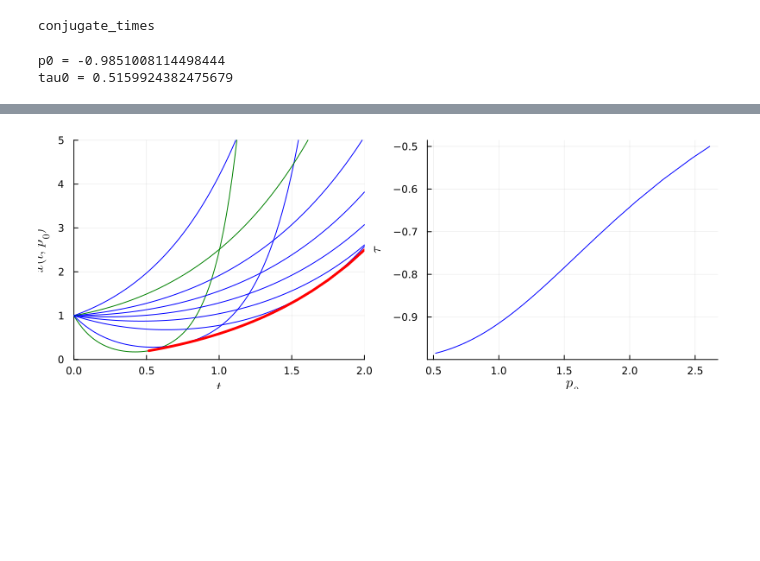
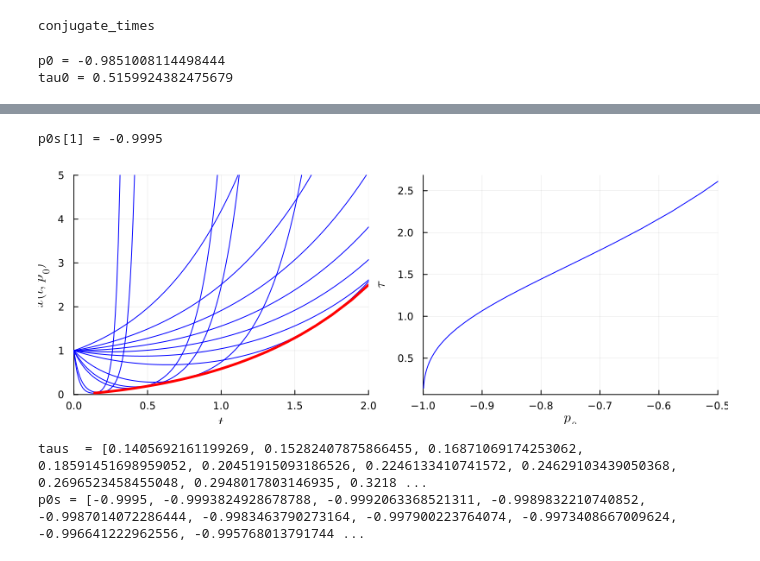
Before and after one commit to control-toolbox/Kupka, a Jupyter notebook: min-area.ipynb, the cells around one changed output, grey strips where cells are left out. Saved outputs shown, nothing was run; the diff lists cells and outputs as text; code cells hidden in the pictures; blank space fills up the shorter version.

```diff
--- a/min-area.ipynb
+++ b/min-area.ipynb
@@ -337,10 +355,15 @@ p0 = sol1_p0
 println("p0 = ", p0)
 println("tau0 = ", tau0)
 
-taus, p0s = conjugate_times((p0, -0.5), tau0)
+taus1, p0s1 = conjugate_times((p0, -0.5), tau0)
+taus2, p0s2 = conjugate_times((p0, -0.9995), tau0)
 
+taus = append!(taus2[end:-1:1],taus1)
+p0s = append!(p0s2[end:-1:1],p0s1)
 # plot tau(p0)
-plt_conj_times = plot(taus, p0s, xlabel = L"p_0", ylabel = L"\tau", color=color_trajectory)
+plt_conj_times = plot(p0s, taus, xlabel = L"p_0", ylabel = L"\tau", color=color_trajectory, xlims = (-1,-0.5))
+
+println("p0s[1] = ", p0s[1])
 
 # get conjugate points
 X = []
@@ -365 +390,8 @@ tau0 = 0.5159924382475679
+p0s[1] = -0.9995
-[figure, old version]
+[figure, new version]
+# %%
+println("taus  = ", taus)
+println("p0s = ", p0s)
+# %% [output]
+taus  = [0.1405692161199269, 0.15282407875866455, 0.16871069174253062, 0.18591451698959052, 0.20451915093186526, 0.2246133410741572, 0.24629103439050368, 0.2696523458455048, 0.2948017803146935, 0.3218 ...
+p0s = [-0.9995, -0.9993824928678788, -0.9992063368521311, -0.9989832210740852, -0.9987014072286444, -0.9983463790273164, -0.997900223764074, -0.9973408667009624, -0.996641222962556, -0.995768013791744 ...
```
Also changed, not shown: parts of 6 cells of this notebook, 4 other files.
